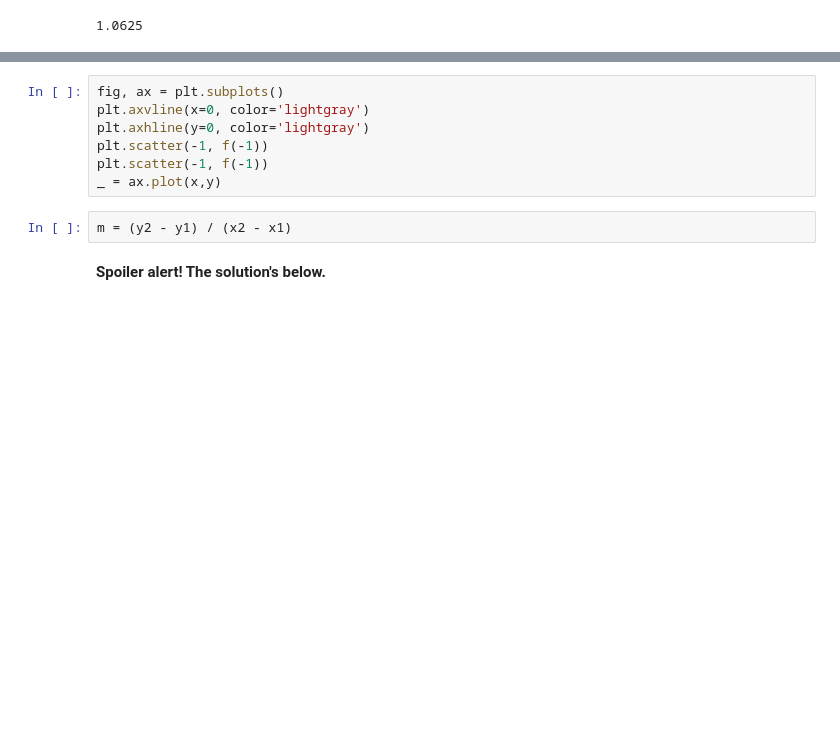
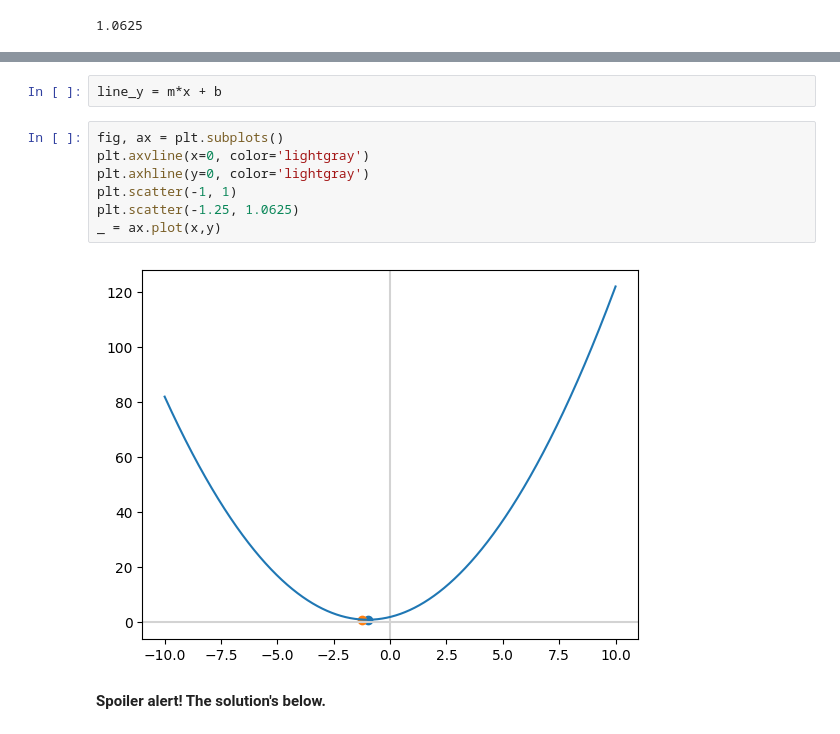
Before and after one commit to lcartel/ML-foundations, a Jupyter notebook: notebooks/3-calculus-i.ipynb, the cells around one changed output, grey strips where cells are left out. Saved outputs shown, nothing was run; the diff lists cells and outputs as text; blank space fills up the shorter version.

```diff
--- a/notebooks/3-calculus-i.ipynb
+++ b/notebooks/3-calculus-i.ipynb
@@ -424,12 +444,14 @@ f(-1.25)
+# %%
+line_y = m*x + b
 # %%
 fig, ax = plt.subplots()
 plt.axvline(x=0, color='lightgray')
 plt.axhline(y=0, color='lightgray')
-plt.scatter(-1, f(-1))
-plt.scatter(-1, f(-1))
+plt.scatter(-1, 1)
+plt.scatter(-1.25, 1.0625)
 _ = ax.plot(x,y)
+# %% [output]
+[figure, added]
-# %%
-m = (y2 - y1) / (x2 - x1)
 # %% [markdown]
 **Spoiler alert! The solution's below.**
 # %%
```
Also changed, not shown: parts of 5 cells of this notebook.
